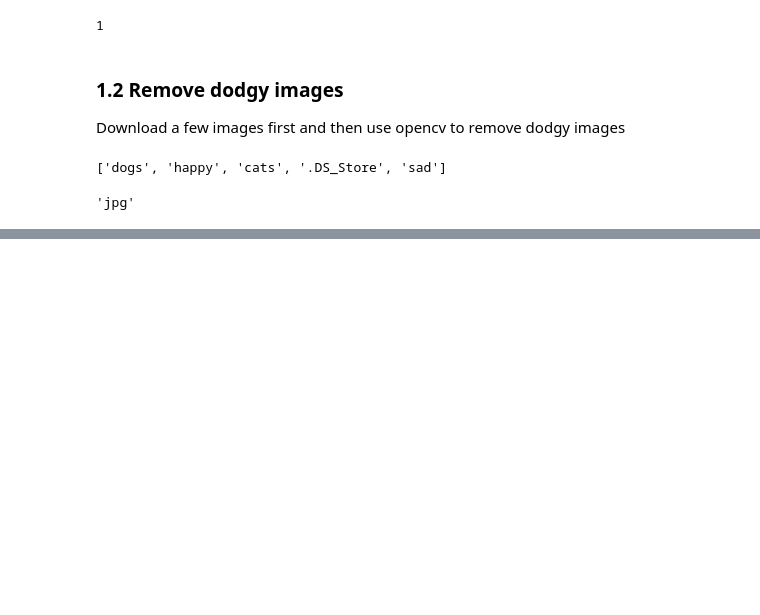
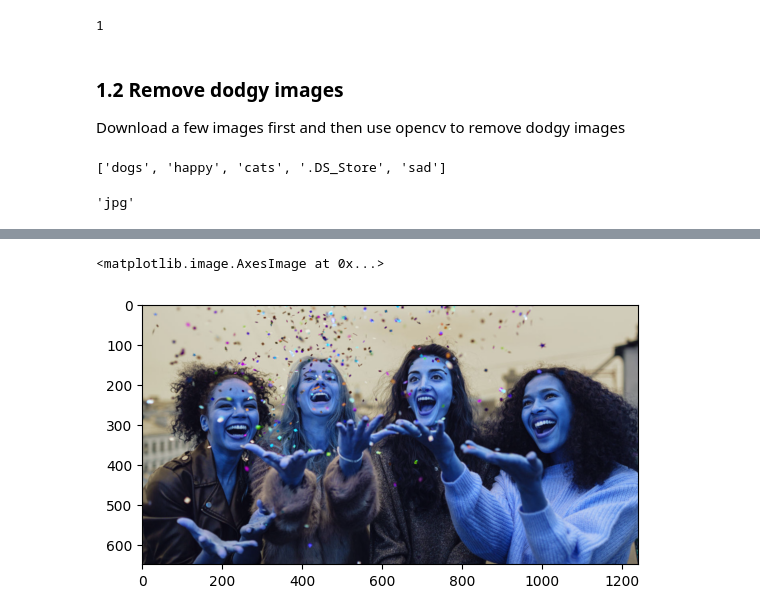
Before and after one commit to Zaid0408/ML_projects, a Jupyter notebook: Image_Classifier/Imageclass.ipynb, the cells around one changed output, grey strips where cells are left out. Cells and saved outputs as stored; diff of their text form; code cells hidden in the pictures; blank space fills up the shorter version.

```diff
--- a/Image_Classifier/Imageclass.ipynb
+++ b/Image_Classifier/Imageclass.ipynb
@@ -42,0 +69,10 @@ image_ext[1]#array of image extensions that will help in classifying the necessa
+# %%
+img=cv2.imread(os.path.join('data','happy','35438_hd.jpg'))# using opencv to read an image as a numpy array
+img.shape #will return dimensions in form of (l,b,x) where x is the type of channels that 3 bcuz it is a colour image
+#type(img) -- will return the type of variable image that is numpy array
+img
+# %%
+plt.imshow(img)#displays all the pics in bgr format instead of rgb
+# %% [output]
+<matplotlib.image.AxesImage at 0x...>
+[figure, added]
```
Also changed, not shown: parts of 5 cells of this notebook, 6 other files.
